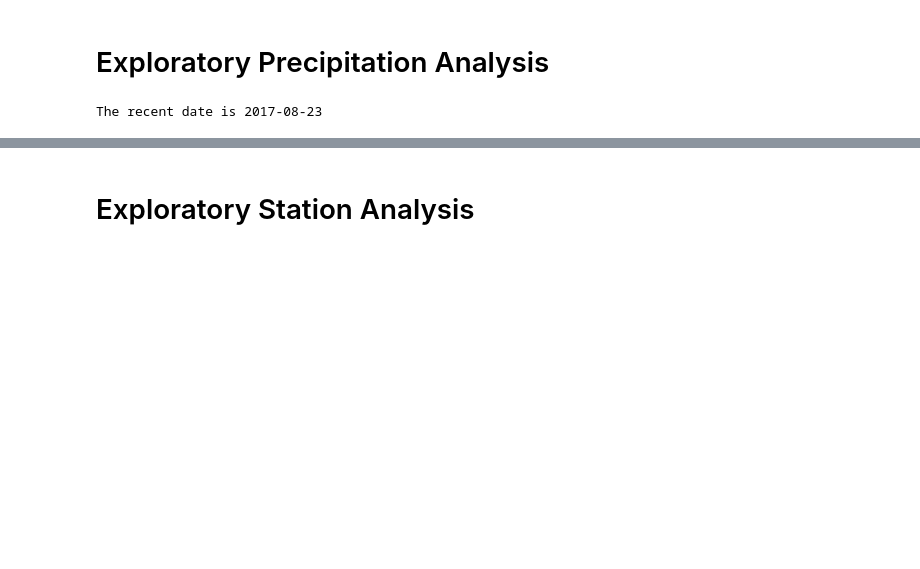
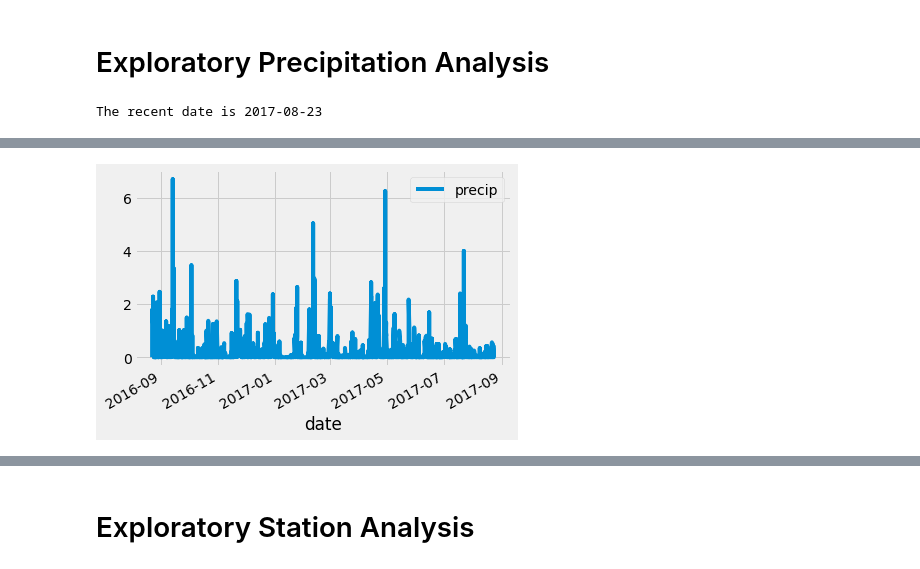
Before and after one commit to jananeesaranraj/sqlalchemy-challenge, a Jupyter notebook: SurfsUp/Climate.ipynb, the cells around one changed output, grey strips where cells are left out. Cells and saved outputs as stored; diff of their text form; code cells hidden in the pictures; blank space fills up the shorter version.

```diff
--- a/SurfsUp/Climate.ipynb
+++ b/SurfsUp/Climate.ipynb
@@ -70,17 +68,7 @@ The recent date is 2017-08-23
 # %%
 # Design a query to retrieve the last 12 months of precipitation data and plot the results.
 # Starting from the most recent data point in the database.
-
 # Calculate the date one year from the last date in data set.
 
-
-# Perform a query to retrieve the data and precipitation scores
-
-
-# Save the query results as a Pandas DataFrame and set the index to the date column
-
-
-# Sort the dataframe by date
-
-
-# Use Pandas Plotting with Matplotlib to plot the data
+query_date = dt.date(2017, 8, 23) - dt.timedelta(days=365)
+print(query_date)
@@ -86,0 +77,14 @@ The recent date is 2017-08-23
+# %%
+
+# Perform a query to retrieve the data and precipitation scores
+
+precip_data=session.query(Measurement.date,Measurement.prcp).\
+            filter(Measurement.date >= query_date).all()
+
+# Save the query results as a Pandas DataFrame and set the index to the date column
+
+prcp_df = pd.DataFrame(precip_data,columns=['date','precip'])
+prcp_df['date'] = pd.to_datetime(prcp_df['date'])
+prcp_df.set_index('date', inplace=True)
+prcp_df = prcp_df.dropna()
+prcp_df.head(15)
@@ -86,0 +109,9 @@ The recent date is 2017-08-23
+# %%
+# Sort the dataframe by date
+prcp_df = prcp_df.sort_values('date')
+# %%
+# plt.style.use('fivethirtyeight')
+prcp_df.plot(kind='line')
+plt.show()
+# %% [output]
+[figure, added]
```
Also changed, not shown: parts of 16 cells of this notebook.
